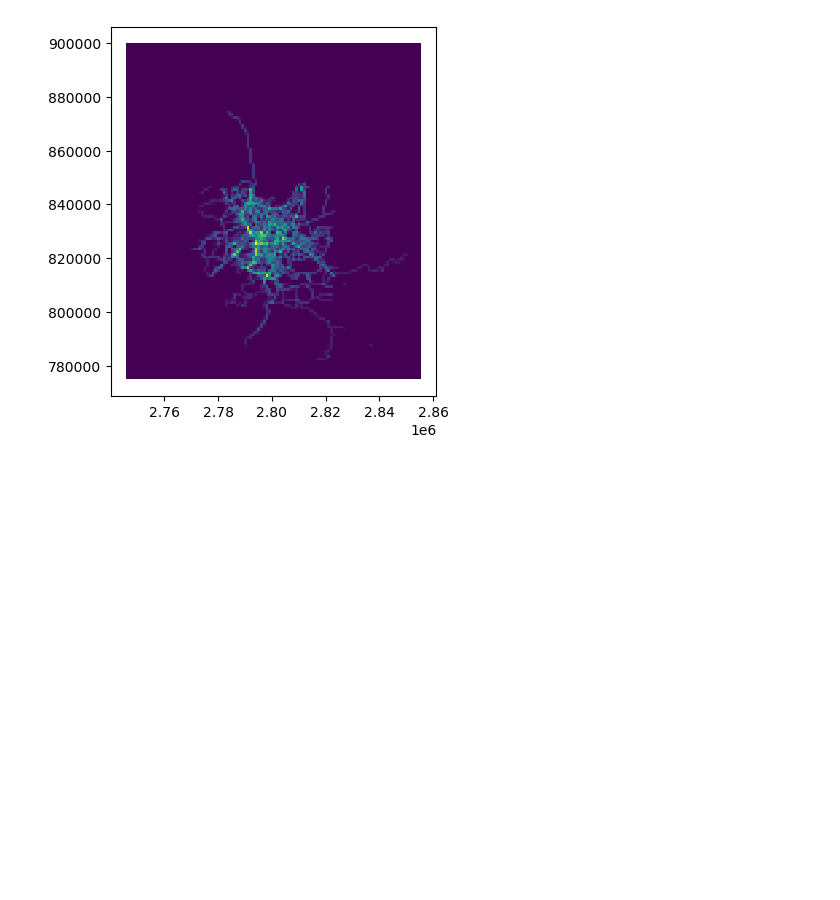
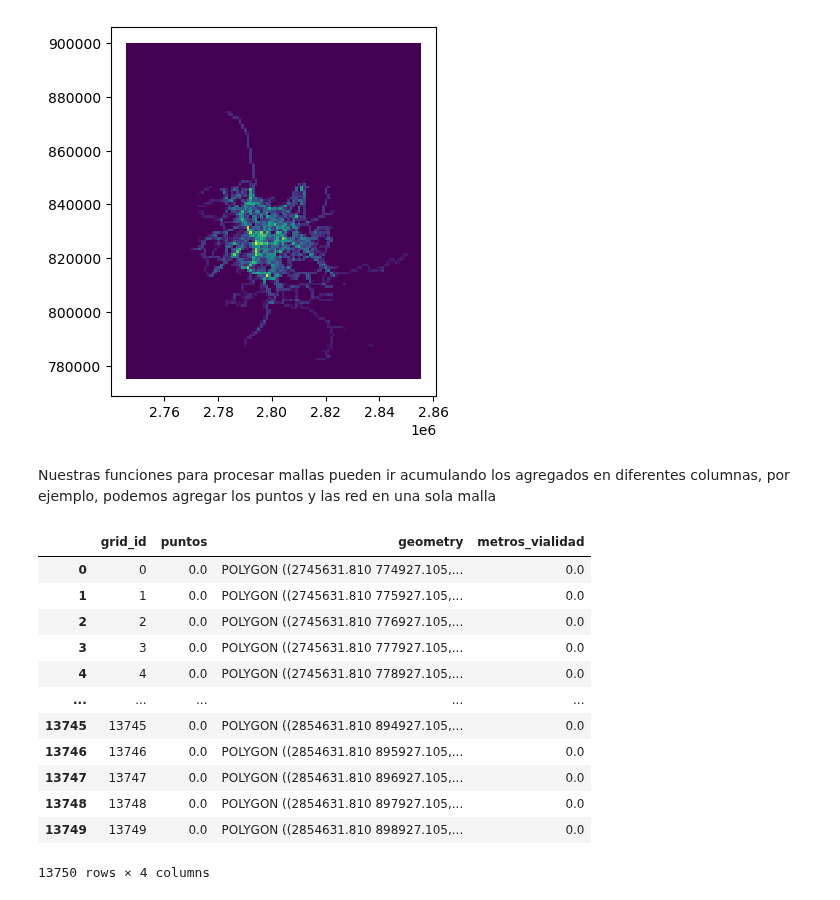
Before and after one commit to CentroGeo/pyLandUseMX, a Jupyter notebook: 01_mallas.ipynb, the cells around one changed output. Cells and saved outputs as stored; diff of their text form; code cells hidden in the pictures; blank space fills up the shorter version.

```diff
--- a/01_mallas.ipynb
+++ b/01_mallas.ipynb
@@ -177,3 +179,23 @@ red_malla.plot('longitud')
 # %% [output]
 <AxesSubplot:>
 [figure]
+# %% [markdown]
+Nuestras funciones para procesar mallas pueden ir acumulando los agregados en diferentes columnas, por ejemplo, podemos agregar los puntos y las red en una sola malla
+# %%
+malla_todo = puntos_a_malla(puntos, malla, campo='puntos')
+malla_todo = lineas_a_malla(red, malla_todo, campo='metros_vialidad')
+malla_todo
+# %% [output]
+|  | grid_id | puntos | geometry | metros_vialidad |
+| 0 | 0 | 0.0 | POLYGON ((2745631.810 774927.105,... | 0.0 |
+| 1 | 1 | 0.0 | POLYGON ((2745631.810 775927.105,... | 0.0 |
+| 2 | 2 | 0.0 | POLYGON ((2745631.810 776927.105,... | 0.0 |
+| 3 | 3 | 0.0 | POLYGON ((2745631.810 777927.105,... | 0.0 |
+| 4 | 4 | 0.0 | POLYGON ((2745631.810 778927.105,... | 0.0 |
+| ... | ... | ... | ... | ... |
+| 13745 | 13745 | 0.0 | POLYGON ((2854631.810 894927.105,... | 0.0 |
+| 13746 | 13746 | 0.0 | POLYGON ((2854631.810 895927.105,... | 0.0 |
+| 13747 | 13747 | 0.0 | POLYGON ((2854631.810 896927.105,... | 0.0 |
+| 13748 | 13748 | 0.0 | POLYGON ((2854631.810 897927.105,... | 0.0 |
+| 13749 | 13749 | 0.0 | POLYGON ((2854631.810 898927.105,... | 0.0 |
+13750 rows × 4 columns
```
Also changed, not shown: parts of 6 cells of this notebook, 1 other file.
